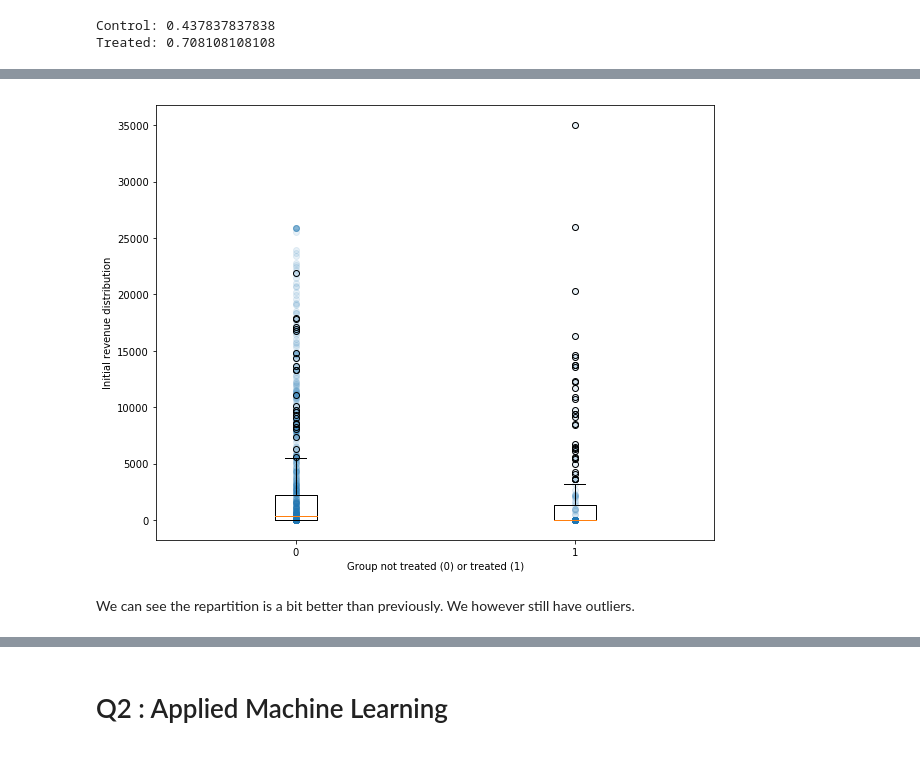
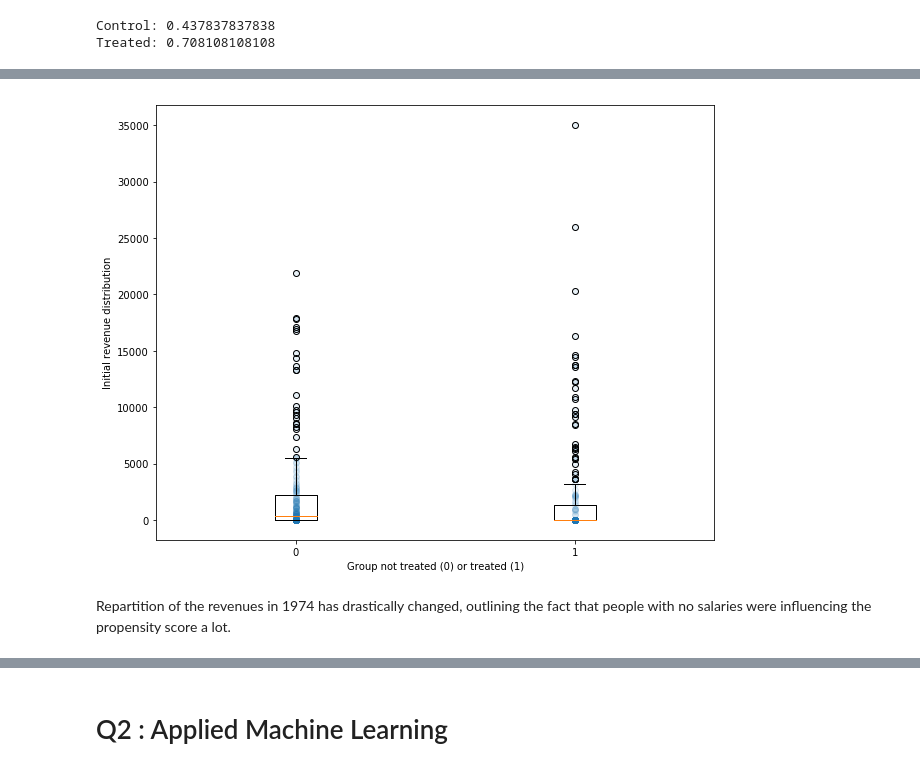
Before and after one commit to Coac/epfl-ada, a Jupyter notebook: 04 - Applied ML/Homework 4.ipynb, the cells around one changed output, grey strips where cells are left out. Saved outputs shown, nothing was run; the diff lists cells and outputs as text; code cells hidden in the pictures.

```diff
--- a/04 - Applied ML/Homework 4.ipynb
+++ b/04 - Applied ML/Homework 4.ipynb
@@ -354,15 +358,15 @@ plt.boxplot([control_df.age, treated_df.age], positions=[0, 1]);
 # %%
 plt.figure(figsize=(10, 8))
-plt.scatter(propensity_df.treat, propensity_df.re74, alpha=0.1)
+plt.scatter(matched_df.treat, matched_df.re74, alpha=0.1)
 
 plt.xlabel('Group not treated (0) or treated (1)')
 plt.ylabel('Initial revenue distribution')
 
 plt.boxplot([control_df.re74, treated_df.re74], positions=[0, 1]);
 # %% [output]
-[figure, old version]
+[figure, new version]
-# %% [markdown]
-We can see the repartition is a bit better than previously. We however still have outliers.
+# %% [markdown]
+Repartition of the revenues in 1974 has drastically changed, outlining the fact that people with no salaries were influencing the propensity score a lot.
 # %%
 propensity_diffs = []
 
```
Also changed, not shown: parts of 14 cells of this notebook.
